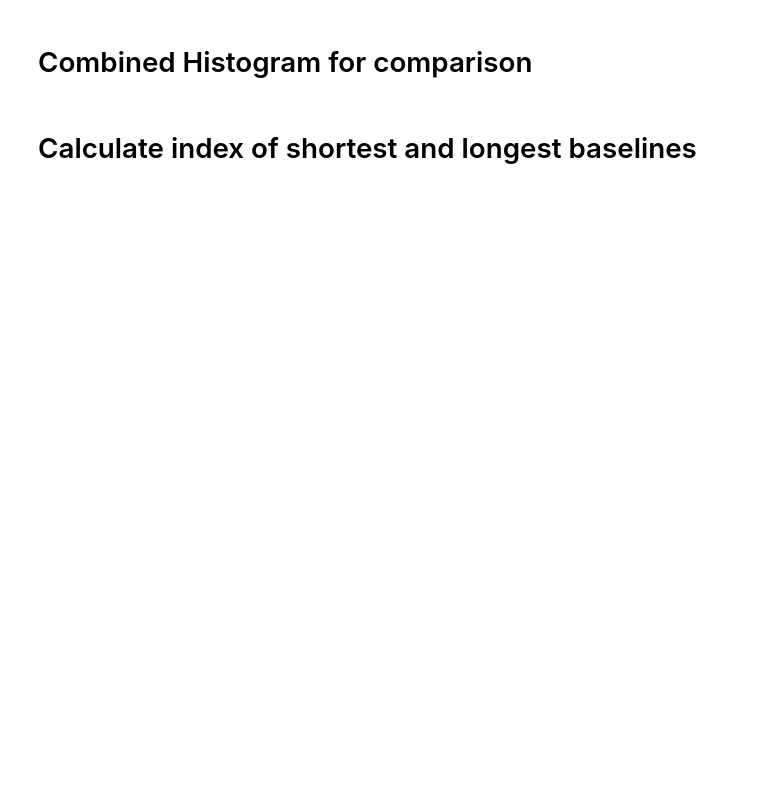
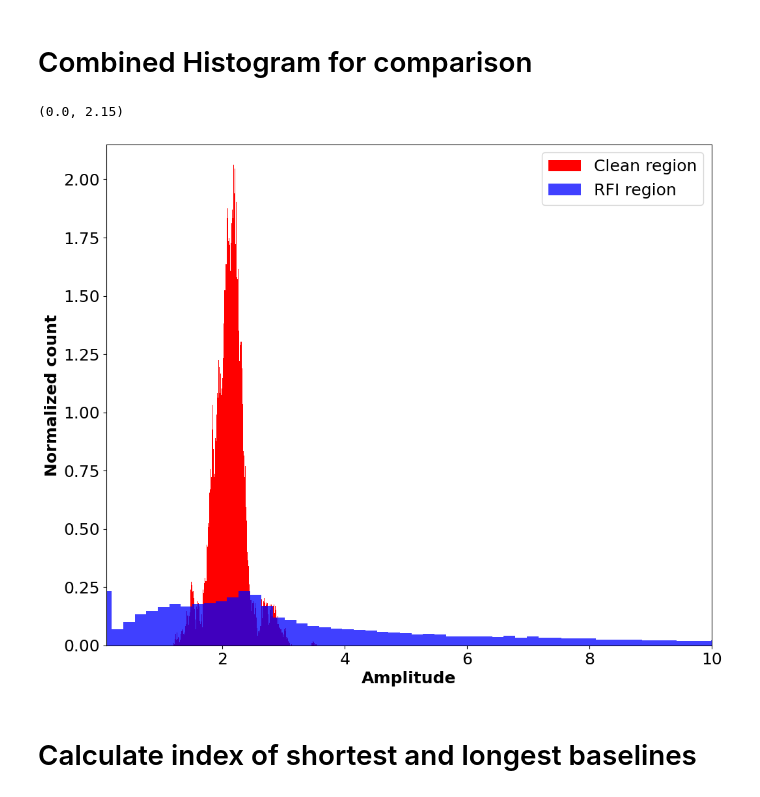
Before and after one commit to Astro-attempts/OT2-Assignment-2, a Jupyter notebook: OT2_Interferometry_ELLKIR005_LNDLLO002.ipynb, the cells around one changed output. Drawn from its saved outputs; the diff is of its cells as text; code cells hidden in the pictures; blank space fills up the shorter version.

```diff
--- a/OT2_Interferometry_ELLKIR005_LNDLLO002.ipynb
+++ b/OT2_Interferometry_ELLKIR005_LNDLLO002.ipynb
@@ -424,12 +582,15 @@ plt.ylabel('Normalized count')
 # %%
 rw = 1
 plt.hist(combined_array_clean, bins=500, density=True,alpha=1, rwidth=rw, label='Clean region', histtype='bar', color='r')
-plt.hist(combined_array_rfi, bins=500, density=True,alpha=0.8, label='RFI region', rwidth=rw, histtype='bar', color='b')
+plt.hist(combined_array_rfi, bins=500, density=True,alpha=0.75, label='RFI region', rwidth=rw, histtype='bar', color='b')
 plt.legend()
 plt.xlabel('Amplitude')
 plt.ylabel('Normalized count')
 plt.xlim([0.1, 10])
 plt.ylim([0, 2.15])
+# %% [output]
+(0.0, 2.15)
+[figure, added]
 # %% [markdown]
 # Calculate index of shortest and longest baselines
 # %%
```
Also changed, not shown: parts of 32 cells of this notebook.
